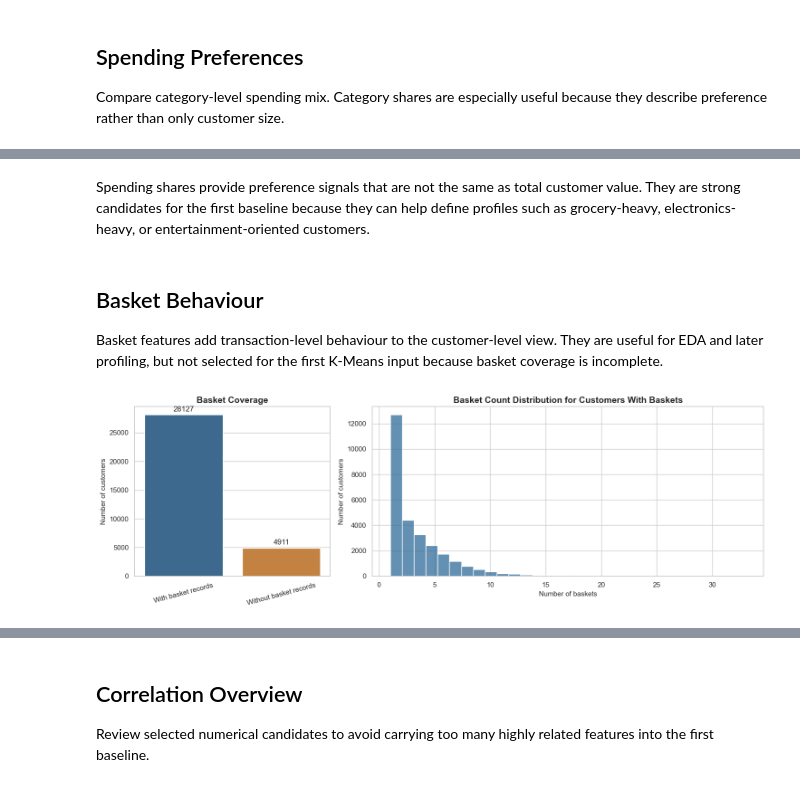
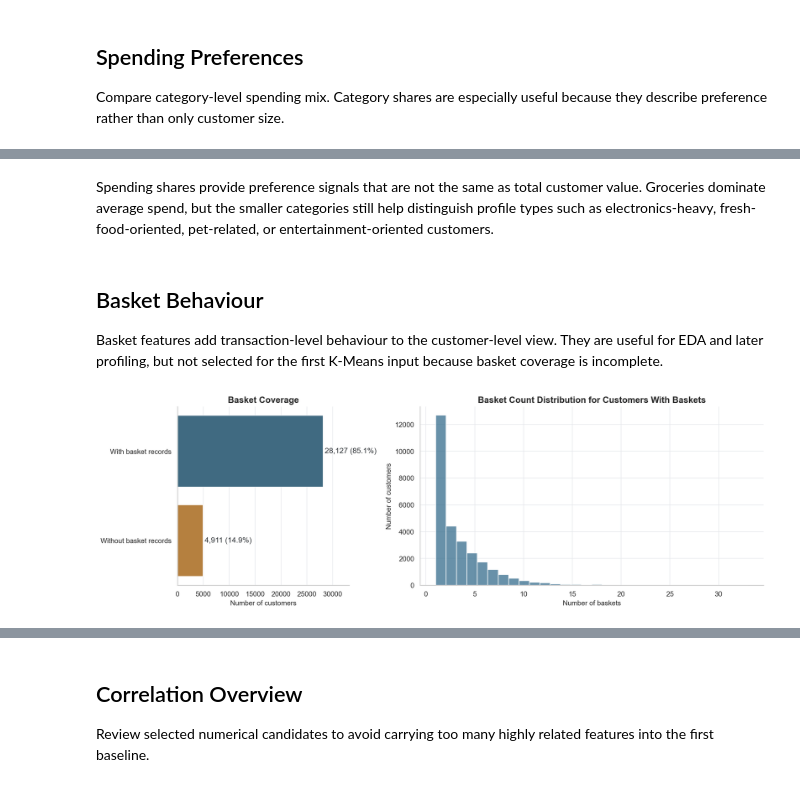
Before and after one commit to pedromariaanf-a11y/Unsupervised-Learning, a Jupyter notebook: notebooks/04_advanced_eda_feature_selection.ipynb, the cells around one changed output, grey strips where cells are left out. Drawn from its saved outputs; the diff is of its cells as text; code cells hidden in the pictures.

```diff
--- a/notebooks/04_advanced_eda_feature_selection.ipynb
+++ b/notebooks/04_advanced_eda_feature_selection.ipynb
@@ -223,16 +283,25 @@ avg_share_by_category = (
 )
 
 fig, axes = plt.subplots(1, 2, figsize=(16, 6))
-sns.barplot(x=avg_spend_by_category.values, y=avg_spend_by_category.index, color=PRIMARY, ax=axes[0])
+
+axes[0].barh(avg_spend_by_category.index, avg_spend_by_category.values, color=CATEGORY_PALETTE)
+axes[0].invert_yaxis()
 axes[0].set_title("Average Spend by Category")
 axes[0].set_xlabel("Average estimated spend")
 axes[0].set_ylabel("Category")
+axes[0].set_xlim(0, avg_spend_by_category.max() * 1.18)
+for index, value in enumerate(avg_spend_by_category.values):
+    axes[0].text(value + avg_spend_by_category.max() * 0.015, index, f"{value:,.0f}", va="center", fontsize=9)
 
-sns.barplot(x=avg_share_by_category.values, y=avg_share_by_category.index, color=SECONDARY, ax=axes[1])
+axes[1].barh(avg_share_by_category.index, avg_share_by_category.values, color=CATEGORY_PALETTE)
+axes[1].invert_yaxis()
 axes[1].set_title("Average Spend Share by Category")
 axes[1].set_xlabel("Average share of total spend")
 axes[1].set_ylabel("")
+axes[1].set_xlim(0, avg_share_by_category.max() * 1.18)
 axes[1].xaxis.set_major_formatter(mtick.PercentFormatter(xmax=1))
+for index, value in enumerate(avg_share_by_category.values):
+    axes[1].text(value + avg_share_by_category.max() * 0.015, index, f"{value:.1%}", va="center", fontsize=9)
 
-save_figure("spending_preferences.png")
+display_figure()
 # %% [output]
@@ -261,5 +335,5 @@ save_figure("spending_share_relationships.png")
 # %% [markdown]
-Spending shares provide preference signals that are not the same as total customer value. They are strong candidates for the first baseline because they can help define profiles such as grocery-heavy, electronics-heavy, or entertainment-oriented customers.
+Spending shares provide preference signals that are not the same as total customer value. Groceries dominate average spend, but the smaller categories still help distinguish profile types such as electronics-heavy, fresh-food-oriented, pet-related, or entertainment-oriented customers.
 # %% [markdown]
 ## Basket Behaviour
 
@@ -267,30 +341,45 @@ Basket features add transaction-level behaviour to the customer-level view. They
 # %%
 customers_without_baskets = int((customer_features["basket_count"] == 0).sum())
 customers_with_baskets = len(customer_features) - customers_without_baskets
 basket_coverage = pd.DataFrame(
     {
         "Basket record status": ["With basket records", "Without basket records"],
         "Customers": [customers_with_baskets, customers_without_baskets],
     }
 )
+basket_coverage["Share"] = basket_coverage["Customers"] / len(customer_features)
 
 fig, axes = plt.subplots(1, 2, figsize=(15, 5), gridspec_kw={"width_ratios": [1, 2]})
-sns.barplot(data=basket_coverage, x="Basket record status", y="Customers", hue="Basket record status", palette=[PRIMARY, ACCENT], legend=False, ax=axes[0])
+sns.barplot(
+    data=basket_coverage,
+    y="Basket record status",
+    x="Customers",
+    hue="Basket record status",
+    palette=[PRIMARY, ACCENT],
+    legend=False,
+    ax=axes[0],
+)
 axes[0].set_title("Basket Coverage")
-axes[0].set_xlabel("")
-axes[0].set_ylabel("Number of customers")
-axes[0].tick_params(axis="x", rotation=15)
-for container in axes[0].containers:
-    axes[0].bar_label(container, fmt="%.0f", padding=3)
+axes[0].set_xlabel("Number of customers")
+axes[0].set_ylabel("")
+axes[0].set_xlim(0, basket_coverage["Customers"].max() * 1.18)
+for index, row in basket_coverage.iterrows():
+    axes[0].text(row["Customers"] + 350, index, f"{row['Customers']:,.0f} ({row['Share']:.1%})", va="center", color="#2B2F33")
 
-sns.histplot(customer_features.loc[customer_features["basket_count"] > 0, "basket_count"], bins=30, color=PRIMARY, ax=axes[1])
+sns.histplot(
+    customer_features.loc[customer_features["basket_count"] > 0, "basket_count"],
+    bins=30,
+    color=PRIMARY,
+    edgecolor="white",
+    ax=axes[1],
+)
 axes[1].set_title("Basket Count Distribution for Customers With Baskets")
 axes[1].set_xlabel("Number of baskets")
 axes[1].set_ylabel("Number of customers")
 
-save_figure("basket_coverage_and_frequency.png")
+display_figure()
 # %% [output]
-[figure, old version]
+[figure, new version]
 # %%
 fig, axes = plt.subplots(1, 2, figsize=(15, 5))
 
```
Also changed, not shown: parts of 36 cells of this notebook, 54 other files.
